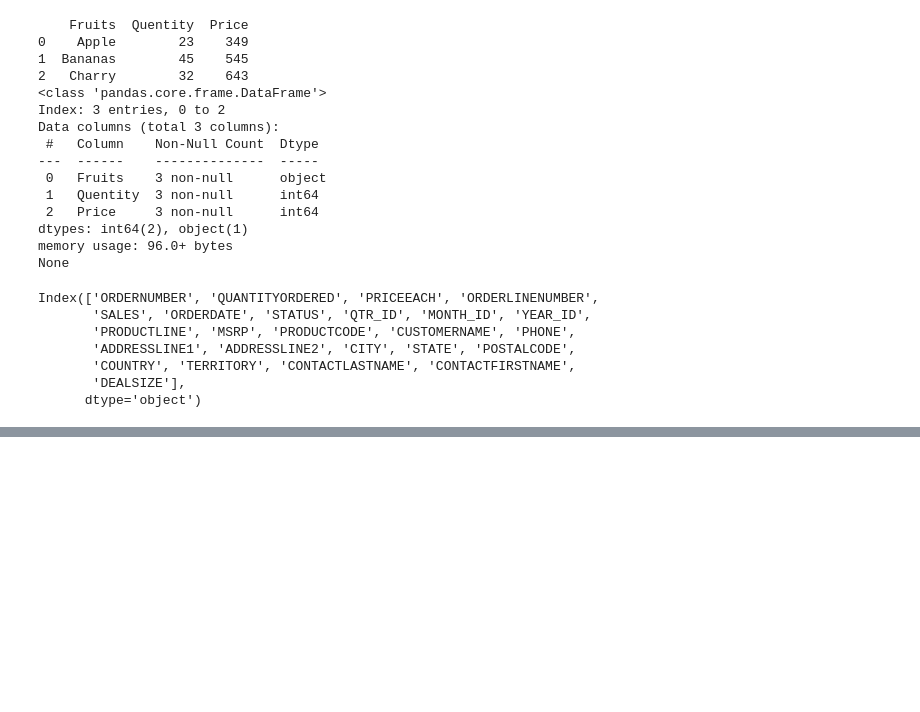
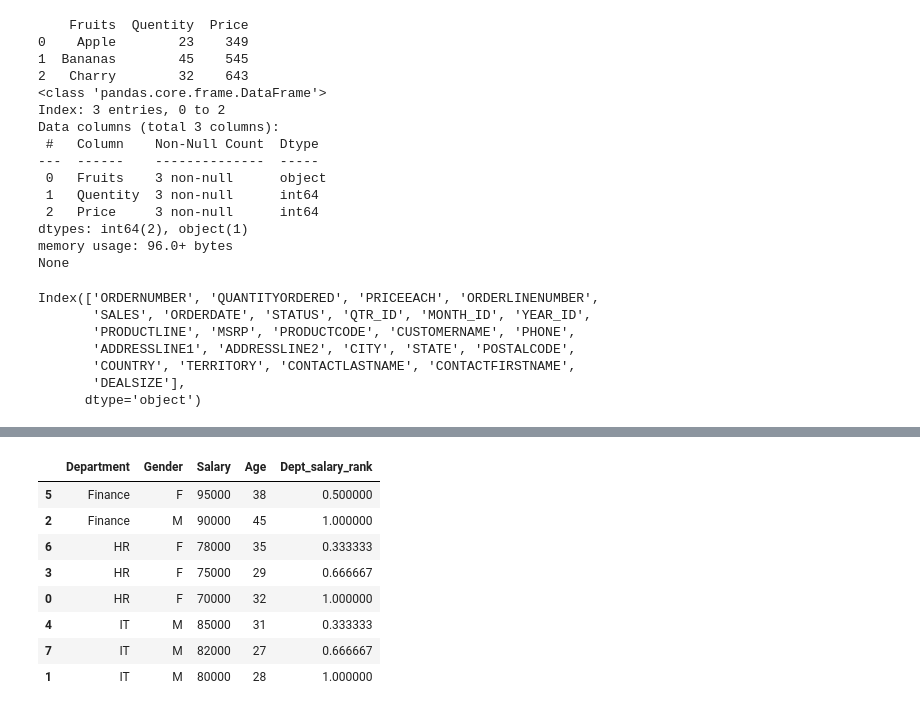
Before and after one commit to shuvad23/Python-Advanced-Topics-, a Jupyter notebook: Pandas.ipynb, the cells around one changed output, grey strips where cells are left out. Saved outputs shown, nothing was run; the diff lists cells and outputs as text; code cells hidden in the pictures; blank space fills up the shorter version.

```diff
--- a/Pandas.ipynb
+++ b/Pandas.ipynb
@@ -359,0 +780,46 @@ df[df['column'] > value]	          Filter rows based on a condition.
+# %%
+# Problem 4: Complex Grouping Operations
+
+#1. Calculate average salary by department and gender
+
+#2. Find the age difference between oldest and youngest employee in each department
+
+#3. Create a salary percentile rank within each department
+
+employees = pd.DataFrame({
+    'Department': ['HR', 'IT', 'Finance', 'HR', 'IT', 'Finance', 'HR', 'IT'],
+    'Gender': ['F', 'M', 'M', 'F', 'M', 'F', 'F', 'M'],
+    'Salary': [70000, 80000, 90000, 75000, 85000, 95000, 78000, 82000],
+    'Age': [32, 28, 45, 29, 31, 38, 35, 27]
+})
+
+employees.groupby(['Department','Gender'])['Salary'].mean()
+
+employees.groupby('Department')['Age'].apply(lambda x: x.max()-x.min())
+
+employees['Dept_salary_rank']=employees.groupby('Department')['Salary'].rank(ascending=False,pct=True)
+employees.sort_values(['Department','Dept_salary_rank'])
+
+
+# Key Takeaways
+      # groupby() splits data into groups based on specified criteria
+
+      # You can apply various aggregation functions to grouped data
+
+      # Multiple grouping keys can be used together
+
+      # Custom aggregation functions provide flexibility
+
+      # Time-based grouping is powerful for temporal analysis
+
+      # Operations within groups (like ranking) are often useful
+# %% [output]
+|  | Department | Gender | Salary | Age | Dept_salary_rank |
+| 5 | Finance | F | 95000 | 38 | 0.500000 |
+| 2 | Finance | M | 90000 | 45 | 1.000000 |
+| 6 | HR | F | 78000 | 35 | 0.333333 |
+| 3 | HR | F | 75000 | 29 | 0.666667 |
+| 0 | HR | F | 70000 | 32 | 1.000000 |
+| 4 | IT | M | 85000 | 31 | 0.333333 |
+| 7 | IT | M | 82000 | 27 | 0.666667 |
+| 1 | IT | M | 80000 | 28 | 1.000000 |
```
Also changed, not shown: parts of 32 cells of this notebook.
